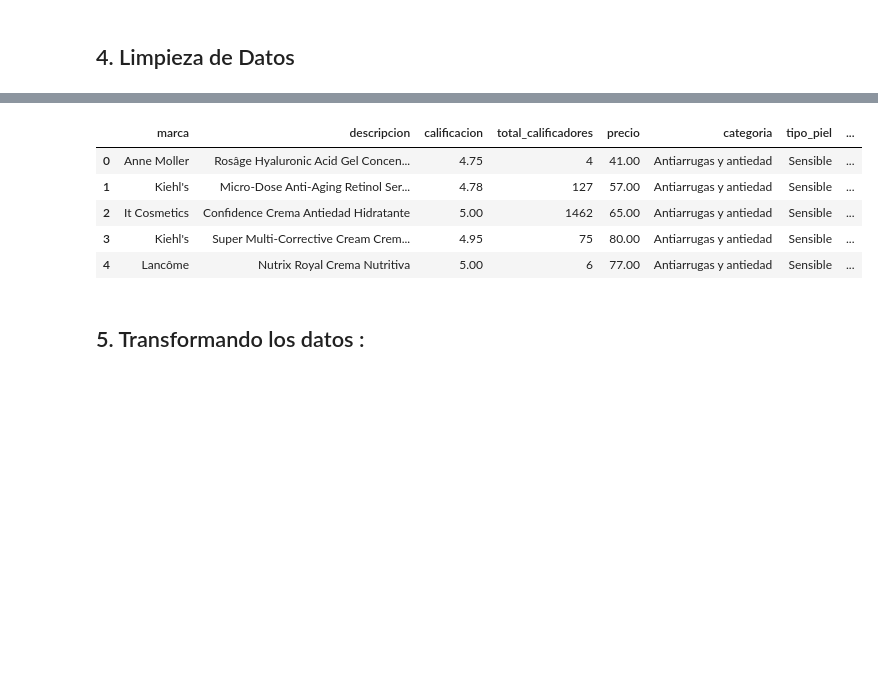
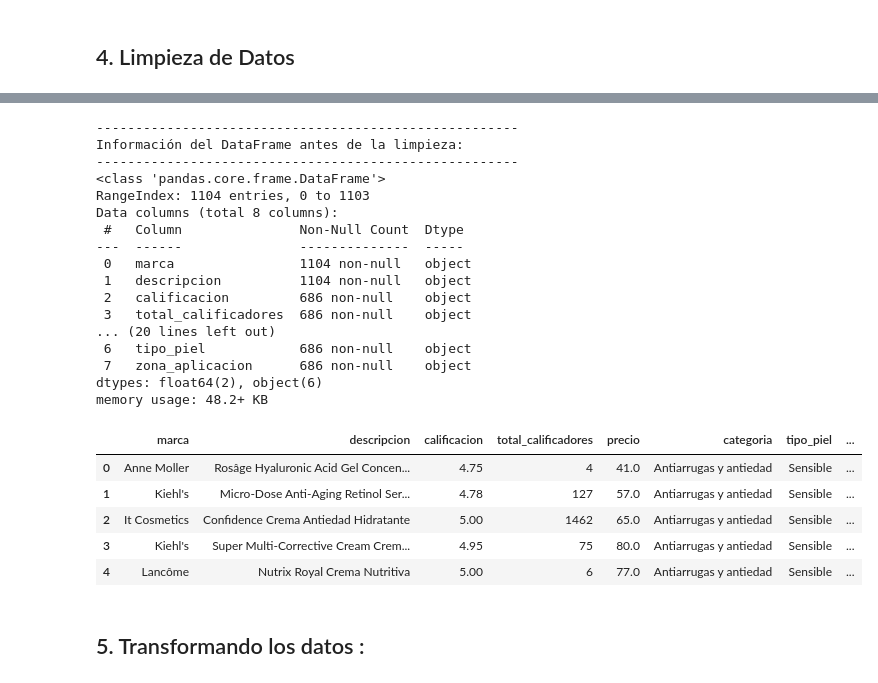
Before and after one commit to Zenialuz/Cosmetics_Popularity_Analysis, a Jupyter notebook: Notebook_Proyecto.ipynb, the cells around one changed output, grey strips where cells are left out. Cells and saved outputs as stored; diff of their text form; code cells hidden in the pictures; blank space fills up the shorter version.

```diff
--- a/Notebook_Proyecto.ipynb
+++ b/Notebook_Proyecto.ipynb
@@ -231,7 +267,7 @@ def sraping_webSite():
 ### 3. Importando la Data obtenida
 # %%
 # Cargar el archivo CSV en un DataFrame
-df_cosmeticos = pd.read_csv("data/Primor/data_primor_lujo.csv", sep=",", encoding="utf-8")
+df_cosmeticos = pd.read_csv(data_csv, sep=",", encoding="utf-8")
 
 
 # Mostrar las primeras filas del DataFrame
@@ -294,12 +284,63 @@ df_cosmeticos['total_calificadores'] = df_cosmeticos['total_calificadores'].str.
-# %%
-df_cosmeticos.head(5)
-# %% [output]
-|  | marca | descripcion | calificacion | total_calificadores | precio | categoria | tipo_piel | ... |
-| 0 | Anne Moller | Rosâge Hyaluronic Acid Gel Concen... | 4.75 | 4 | 41.00 | Antiarrugas y antiedad | Sensible | ... |
-| 1 | Kiehl's | Micro-Dose Anti-Aging Retinol Ser... | 4.78 | 127 | 57.00 | Antiarrugas y antiedad | Sensible | ... |
-| 2 | It Cosmetics | Confidence Crema Antiedad Hidratante | 5.00 | 1462 | 65.00 | Antiarrugas y antiedad | Sensible | ... |
-| 3 | Kiehl's | Super Multi-Corrective Cream Crem... | 4.95 | 75 | 80.00 | Antiarrugas y antiedad | Sensible | ... |
-| 4 | Lancôme | Nutrix Royal Crema Nutritiva | 5.00 | 6 | 77.00 | Antiarrugas y antiedad | Sensible | ... |
+# %%
+def limpieza_datos(df_cosmeticos):
+    # Mostrar información del DataFrame antes de la limpieza
+    print("------------------------------------------------------")
+    print("Información del DataFrame antes de la limpieza:")
+    print("------------------------------------------------------")
+    df_cosmeticos.info()
+
+    # Nos aseguramos de trabajar sobre una copia del dataframe original
+    df_cosmeticos = df_cosmeticos.copy()
+
+    # Eliminar filas donde 'calificacion' o 'total_calificadores' son nulos:
+    df_cosmeticos = df_cosmeticos.dropna(subset=['calificacion', 'total_calificadores'])
+
+    # Convertir la columna "precio" a tipo numérico
+    df_cosmeticos["precio"] = pd.to_numeric(df_cosmeticos["precio"], errors="coerce")
+
+    # Eliminar filas con valores nulos en la columna "precio"
+    df_cosmeticos.dropna(subset=["precio"])
+
+    # Limpiando la columna 'calificacion'
+    df_cosmeticos['calificacion'] = df_cosmeticos['calificacion'].str.replace(r'^--stars:', '', regex=True).astype(float)
+
+    # Limpiando la columna 'total_calificadores'
+    df_cosmeticos['total_calificadores'] = df_cosmeticos['total_calificadores'].str.replace(r'[()]', '', regex=True)
+
+    # Verificar el resultado
+    print("------------------------------------------------------")
+    print("Información del DataFrame después de la limpieza:")
+    print("------------------------------------------------------")
+    df_cosmeticos.info()
+
+    return df_cosmeticos
+# %%
+df_cosmeticos = limpieza_datos(df_cosmeticos)
+df_cosmeticos.head(5)
+# %% [output]
+------------------------------------------------------
+Información del DataFrame antes de la limpieza:
+------------------------------------------------------
+<class 'pandas.core.frame.DataFrame'>
+RangeIndex: 1104 entries, 0 to 1103
+Data columns (total 8 columns):
+ #   Column               Non-Null Count  Dtype
+---  ------               --------------  -----
+ 0   marca                1104 non-null   object
+ 1   descripcion          1104 non-null   object
+ 2   calificacion         686 non-null    object
+ 3   total_calificadores  686 non-null    object
+... (20 lines left out)
+ 6   tipo_piel            686 non-null    object
+ 7   zona_aplicacion      686 non-null    object
+dtypes: float64(2), object(6)
+memory usage: 48.2+ KB
+|  | marca | descripcion | calificacion | total_calificadores | precio | categoria | tipo_piel | ... |
+| 0 | Anne Moller | Rosâge Hyaluronic Acid Gel Concen... | 4.75 | 4 | 41.0 | Antiarrugas y antiedad | Sensible | ... |
+| 1 | Kiehl's | Micro-Dose Anti-Aging Retinol Ser... | 4.78 | 127 | 57.0 | Antiarrugas y antiedad | Sensible | ... |
+| 2 | It Cosmetics | Confidence Crema Antiedad Hidratante | 5.00 | 1462 | 65.0 | Antiarrugas y antiedad | Sensible | ... |
+| 3 | Kiehl's | Super Multi-Corrective Cream Crem... | 4.95 | 75 | 80.0 | Antiarrugas y antiedad | Sensible | ... |
+| 4 | Lancôme | Nutrix Royal Crema Nutritiva | 5.00 | 6 | 77.0 | Antiarrugas y antiedad | Sensible | ... |
 # %% [markdown]
 ## 5. Transformando los datos :
 # %%
```
Also changed, not shown: parts of 10 cells of this notebook, 5 other files.
